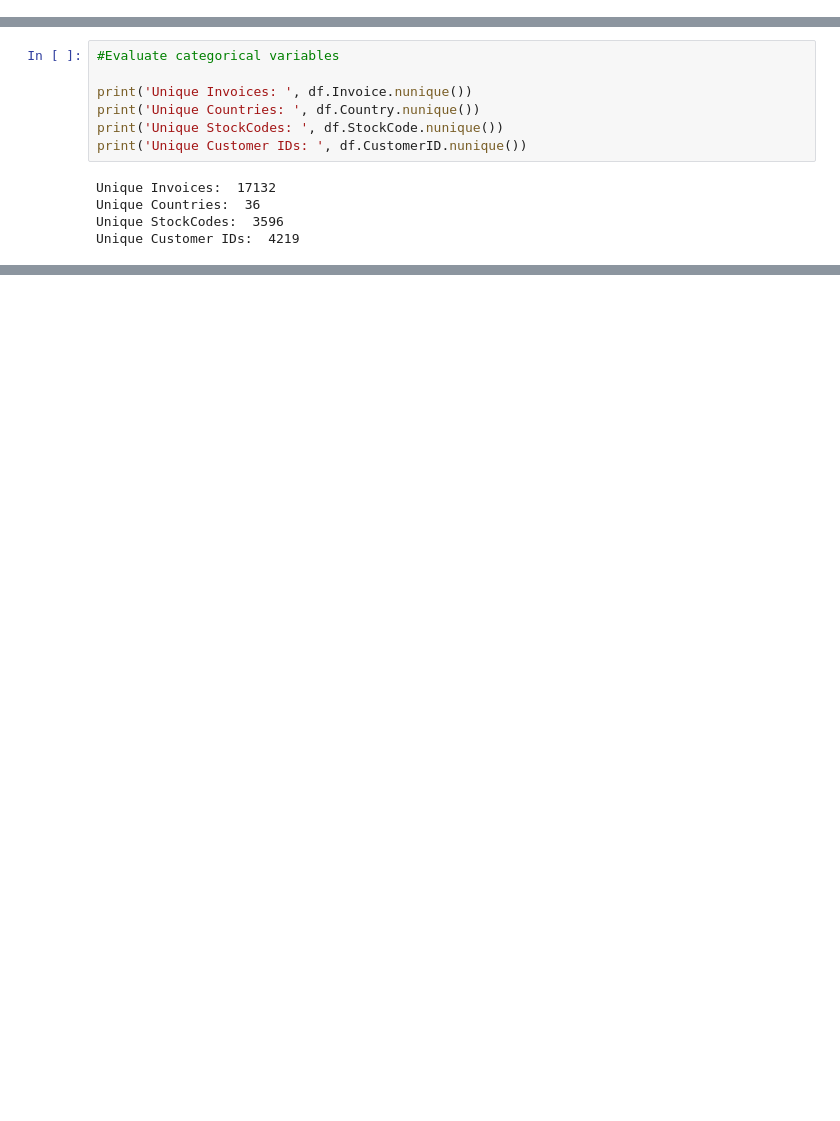
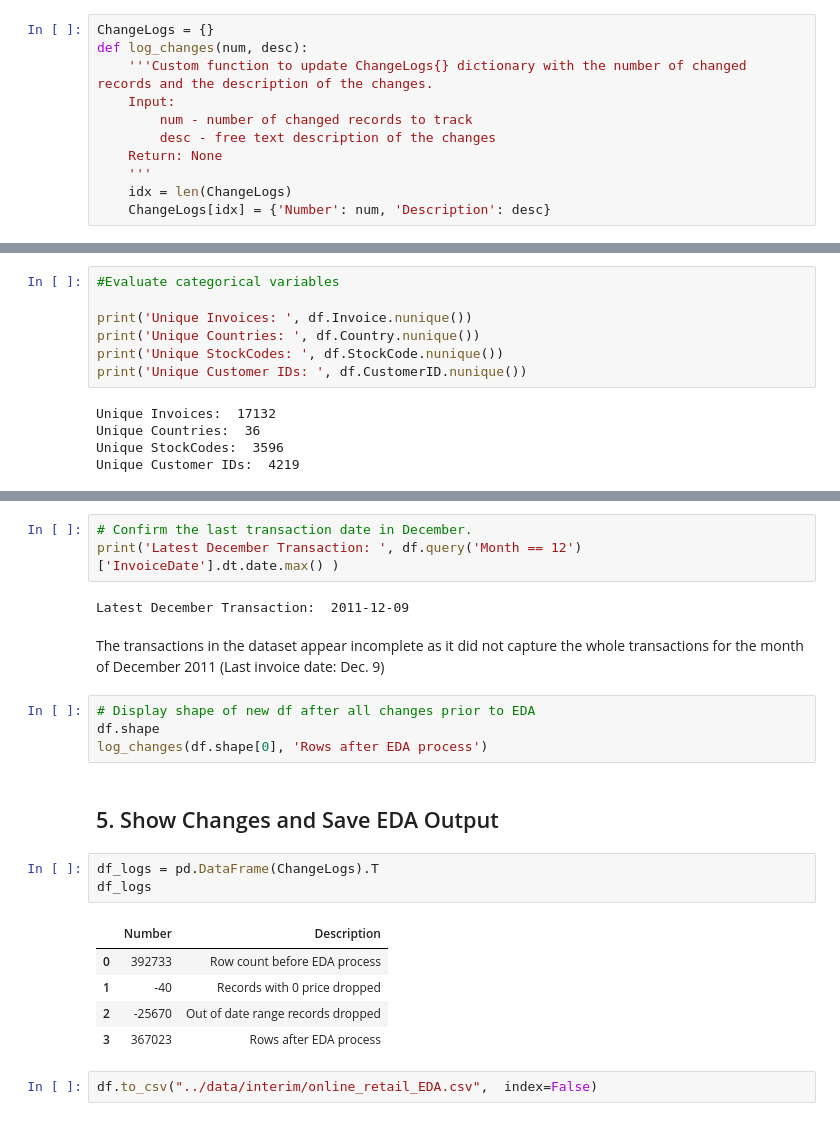
Before and after one commit to ds-edu/DataScienceCapstone_OnlineRetail, a Jupyter notebook: notebooks/ExploratoryDataAnalysis.ipynb, the cells around one changed output, grey strips where cells are left out. Cells and saved outputs as stored; diff of their text form; blank space fills up the shorter version.

```diff
--- a/notebooks/ExploratoryDataAnalysis.ipynb
+++ b/notebooks/ExploratoryDataAnalysis.ipynb
@@ -20 +30,12 @@ df_wrangled = df.copy()
+# %%
+ChangeLogs = {}
+def log_changes(num, desc):
+    '''Custom function to update ChangeLogs{} dictionary with the number of changed records and the description of the changes.
+    Input:
+        num - number of changed records to track
+        desc - free text description of the changes
+    Return: None
+    '''
+    idx = len(ChangeLogs)
+    ChangeLogs[idx] = {'Number': num, 'Description': desc}
 # %% [markdown]
@@ -373,0 +305,24 @@ df_non_ol.to_csv("../data/interim/online_retail_EDA.csv",  index=False)
+# %%
+# Confirm the last transaction date in December.
+print('Latest December Transaction: ', df.query('Month == 12')['InvoiceDate'].dt.date.max() )
+# %% [output]
+Latest December Transaction:  2011-12-09
+# %% [markdown]
+The transactions in the dataset appear incomplete as it did not capture the whole transactions for the month of December 2011 (Last invoice date: Dec. 9)
+# %%
+# Display shape of new df after all changes prior to EDA
+df.shape
+log_changes(df.shape[0], 'Rows after EDA process')
+# %% [markdown]
+## 5. Show Changes and Save EDA Output
+# %%
+df_logs = pd.DataFrame(ChangeLogs).T
+df_logs
+# %% [output]
+|  | Number | Description |
+| 0 | 392733 | Row count before EDA process |
+| 1 | -40 | Records with 0 price dropped |
+| 2 | -25670 | Out of date range records dropped |
+| 3 | 367023 | Rows after EDA process |
+# %%
+df.to_csv("../data/interim/online_retail_EDA.csv",  index=False)
```
Also changed, not shown: parts of 67 cells of this notebook, 1 other file.
